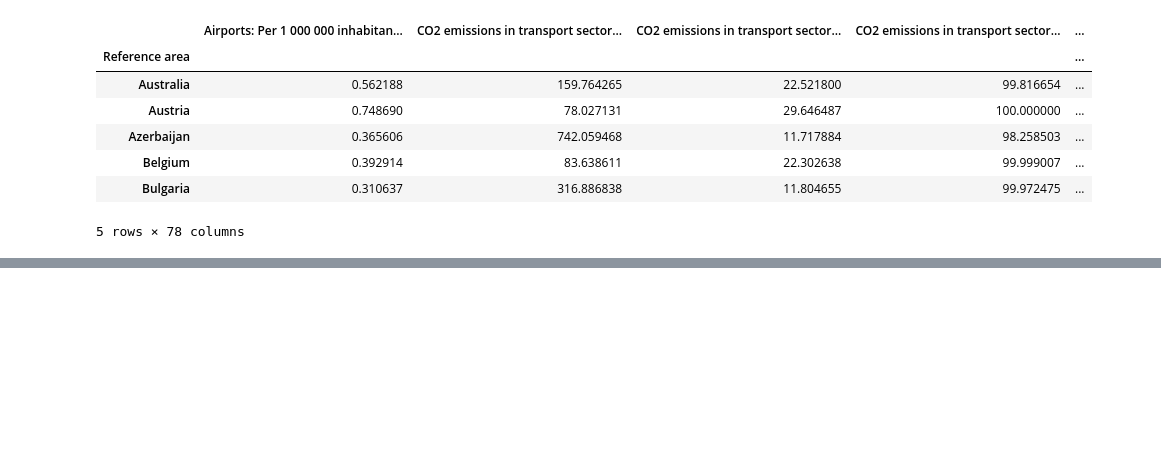
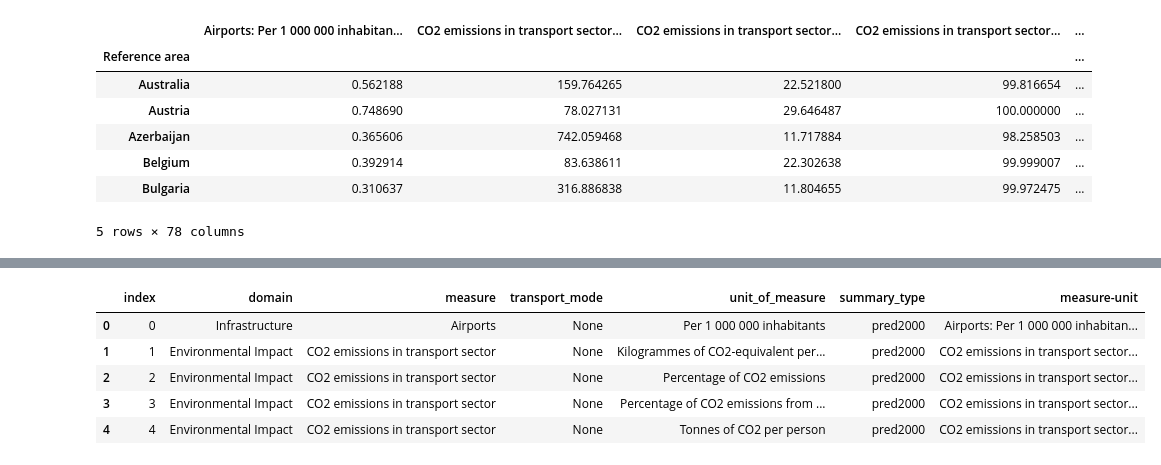
Before and after one commit to ayeachuri/transport_investment_analytics, a Jupyter notebook: E-Commerce Analytics.ipynb, the cells around one changed output, grey strips where cells are left out. Drawn from its saved outputs; the diff is of its cells as text; code cells hidden in the pictures; blank space fills up the shorter version.

Commit message:
added measure metadata table

```diff
--- a/E-Commerce Analytics.ipynb
+++ b/E-Commerce Analytics.ipynb
@@ -752,0 +723,97 @@ measureAggregationsDf.sort_values('Reference area').head(10)
+# %%
+### Block 2.8 - Data Preparation ###
+
+# Two more tasks occur here for which I will skip most details:
+
+# 1. I previously neglected tracking the various manipulations on each metric. During analysis, I should be able to easily
+#    filter and identify, for instance, the trend metrics ('slope') from the point estimate ('pred_2000') metrics.
+
+# The following codeblock was generated with an AI prompt:
+
+# Prompt: Due to the various added metrics, I want to build a third table that records metadata about each of the measure-units in the notebook.
+# I want to categorize the data across different domains as well as retain from there the atomized values of measure and unit (which were combined
+# in the notebook for ease of processing). During analysis, all metrics from both the OECD datasets will be combined into one table listing all the
+# metrics across each country, and this third table will be used in categorizing the metrics. I will need you to do some classification to store and
+# configure this table. Further context:
+# There are specific delimiters for metadata within each measure-unit.
+# The first delimiter is optional - a pair of brackets '()' encloses the column <Transport mode> for Investment data, which occurs before the first colon ':'.
+# The second delimiter is always present, a colon ':' which is preceded by the original 'Measure', and for only the 'Investment' measure, the Transport mode in brackets.
+# The third delimiter is an underscore '_' which is preceded by the unit of measure. After the underscore is the 'summary type' which is either 'slope' or 'pred2000'.
+# Accordingly, structure the metadata table thus:
+# ['index', 'domain', 'measure', 'transport mode', 'unit of measure', 'summary type', 'measure-unit']
+
+import re
+measure_units = wideHighInfoCountriesDF.columns
+
+# Function to parse measure-unit strings
+def parse_measure_unit(measure_unit):
+    # Extract summary type
+    parts = measure_unit.split('_')
+    summary_type = parts[1]
+
+    # Check if transport mode exists
+    transport_mode_match = re.search(r'(\w+) \(([^)]+)\)', measure_unit)
+
+    if transport_mode_match:
+        measure = transport_mode_match.group(1)
+        transport_mode = transport_mode_match.group(2)
+
+        # Extract unit of measure
+        colon_parts = measure_unit.split(': ', 1)
+        unit_of_measure = colon_parts[1].split('_')[0]
+    else:
+        # No transport mode
+        colon_parts = measure_unit.split(': ', 1)
+        measure = colon_parts[0]
+        transport_mode = None
+        unit_of_measure = colon_parts[1].split('_')[0]
+
+    # Determine domain based on measure
+    if measure == 'Airports' or measure == 'Transport infrastructure':
+        domain = 'Infrastructure'
+    elif measure == 'Investment' or measure == 'Maintenance':
+        domain = 'Infrastructure Investment'
+    elif measure == 'CO2 emissions in transport sector' or measure == 'Fuel deliveries to the road sector':
+        domain = 'Environmental Impact'
+    elif measure == 'Employment in the transport sector' or measure == 'Value added by the transport sector' or 'expenditure' in measure_unit.lower():
+        domain = 'Economic Measures'
+    elif measure == 'Fatalities':
+        domain = 'Safety & Social Impacts'
+    elif measure in ['Freight transport', 'Passenger transport', 'Traffic', 'Vehicle distance travelled', 'National traffic', 'International traffic']:
+        domain = 'Transportation Activity'
+    elif measure == 'Density' or measure == 'First registrations':
+        domain = 'Transportation Infrastructure'
+    else:
+        domain = 'Other'
+
+    return {
+        'domain': domain,
+        'measure': measure,
+        'transport_mode': transport_mode,
+        'unit_of_measure': unit_of_measure,
+        'summary_type': summary_type,
+        'measure-unit': measure_unit
+    }
+
+# Create DataFrame
+rows = []
+for i, mu in enumerate(measure_units):
+    parsed = parse_measure_unit(mu)
+    parsed['index'] = i
+    rows.append(parsed)
+
+metadata_df = pd.DataFrame(rows)
+
+# Reorder columns as requested
+metadata_df = metadata_df[['index', 'domain', 'measure', 'transport_mode', 'unit_of_measure', 'summary_type', 'measure-unit']]
+
+# Output DataFrame
+metadata_df.head()
+# Great! Formatting is consistent. Transport_mode has a default of 'None'.
+# %% [output]
+|  | index | domain | measure | transport_mode | unit_of_measure | summary_type | measure-unit |
+| 0 | 0 | Infrastructure | Airports | None | Per 1 000 000 inhabitants | pred2000 | Airports: Per 1 000 000 inhabitan... |
+| 1 | 1 | Environmental Impact | CO2 emissions in transport sector | None | Kilogrammes of CO2-equivalent per... | pred2000 | CO2 emissions in transport sector... |
+| 2 | 2 | Environmental Impact | CO2 emissions in transport sector | None | Percentage of CO2 emissions | pred2000 | CO2 emissions in transport sector... |
+| 3 | 3 | Environmental Impact | CO2 emissions in transport sector | None | Percentage of CO2 emissions from ... | pred2000 | CO2 emissions in transport sector... |
+| 4 | 4 | Environmental Impact | CO2 emissions in transport sector | None | Tonnes of CO2 per person | pred2000 | CO2 emissions in transport sector... |
```
Also changed, not shown: parts of 6 cells of this notebook.
